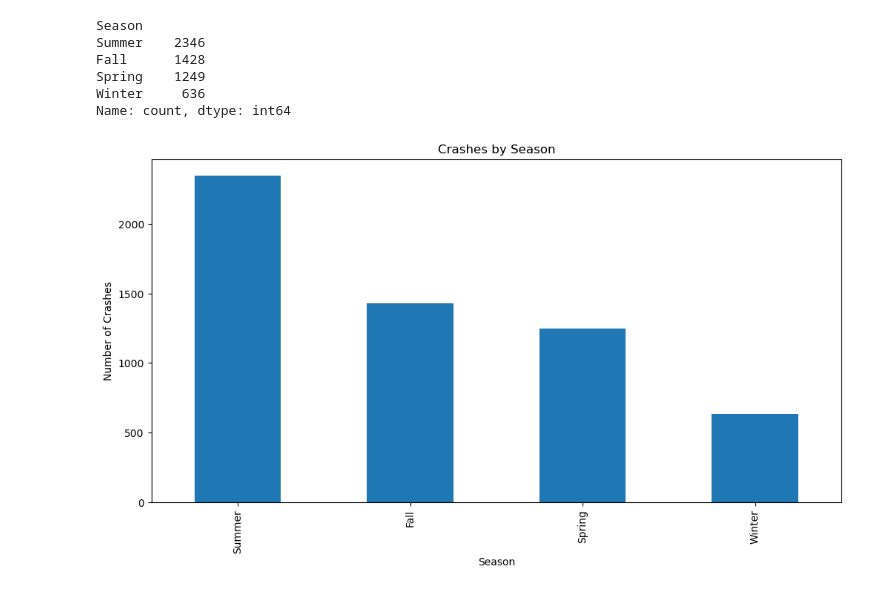
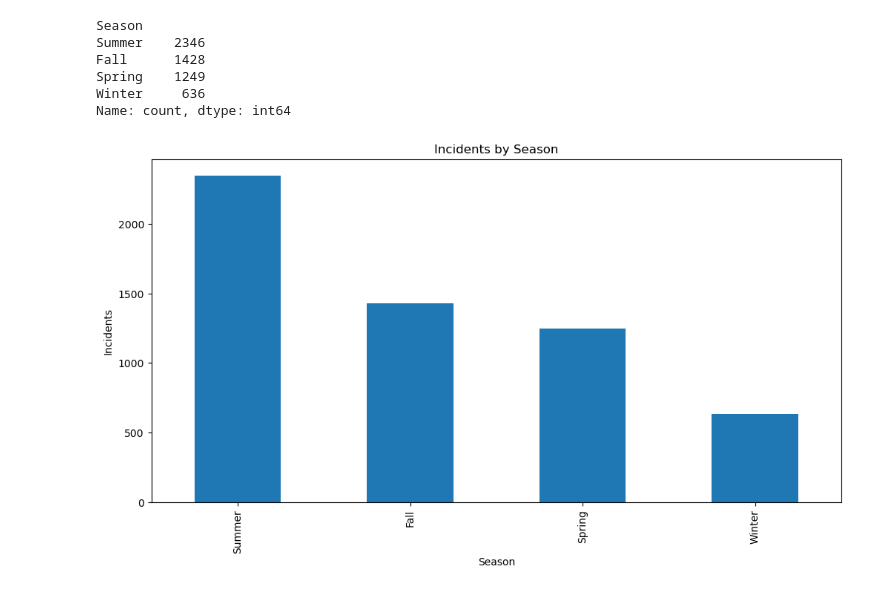
Before and after one commit to TheMirch/dsi-group-project, a Jupyter notebook: code/nolan_eda.ipynb, the cells around one changed output. Saved outputs shown, nothing was run; the diff lists cells and outputs as text; code cells hidden in the pictures.

```diff
--- a/code/nolan_eda.ipynb
+++ b/code/nolan_eda.ipynb
@@ -99,13 +100,14 @@ Spring    1249
 Winter     636
 Name: count, dtype: int64
 # %%
-aircraft_season_counts = ak.Season.value_counts().head(10)
+season_counts = ak.Season.value_counts().head(10)
 # %%
 plt.figure(figsize=(12, 6))
-aircraft_season_counts.plot(kind='bar')
-plt.title('Crashes by Season')
+season_counts.plot(kind='bar')
+plt.title('Incidents by Season')
 plt.xlabel('Season')
-plt.ylabel('Number of Crashes')
+plt.ylabel('Incidents')
+plt.savefig('../images/incidents_by_season.png')
 plt.show()
 # %% [output]
-[figure, old version]
+[figure, new version]
```
Also changed, not shown: parts of 3 cells of this notebook, 6 other files.
